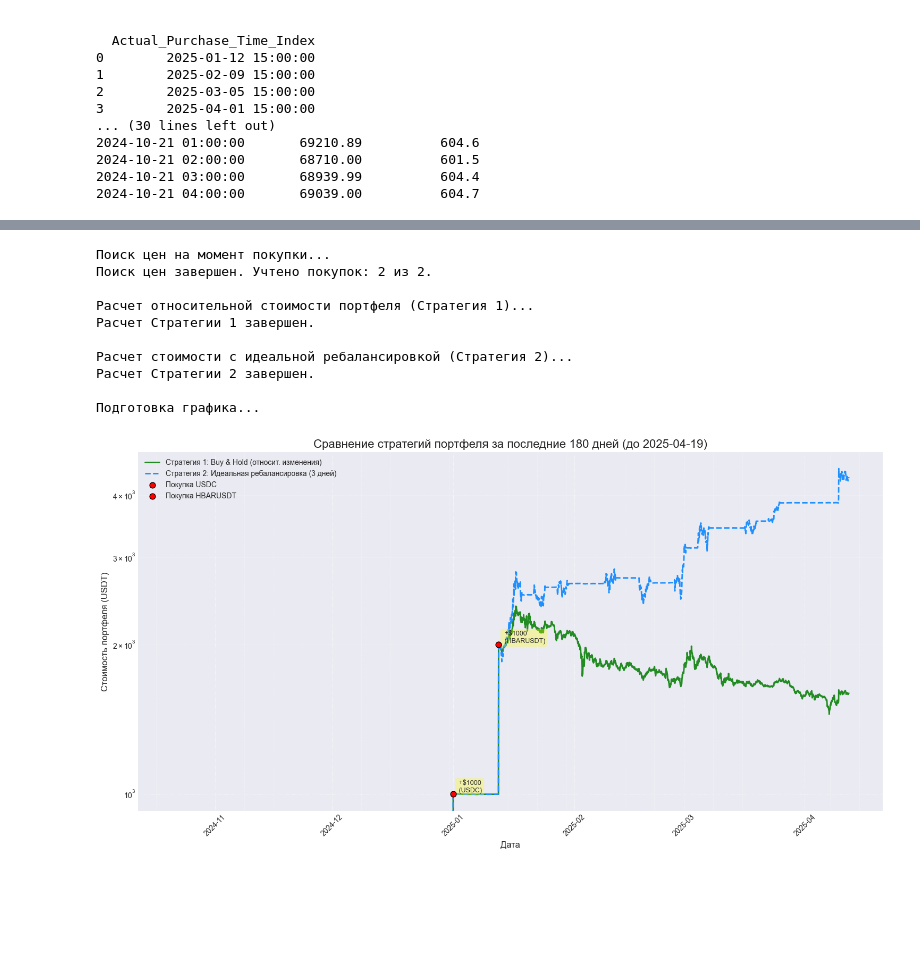
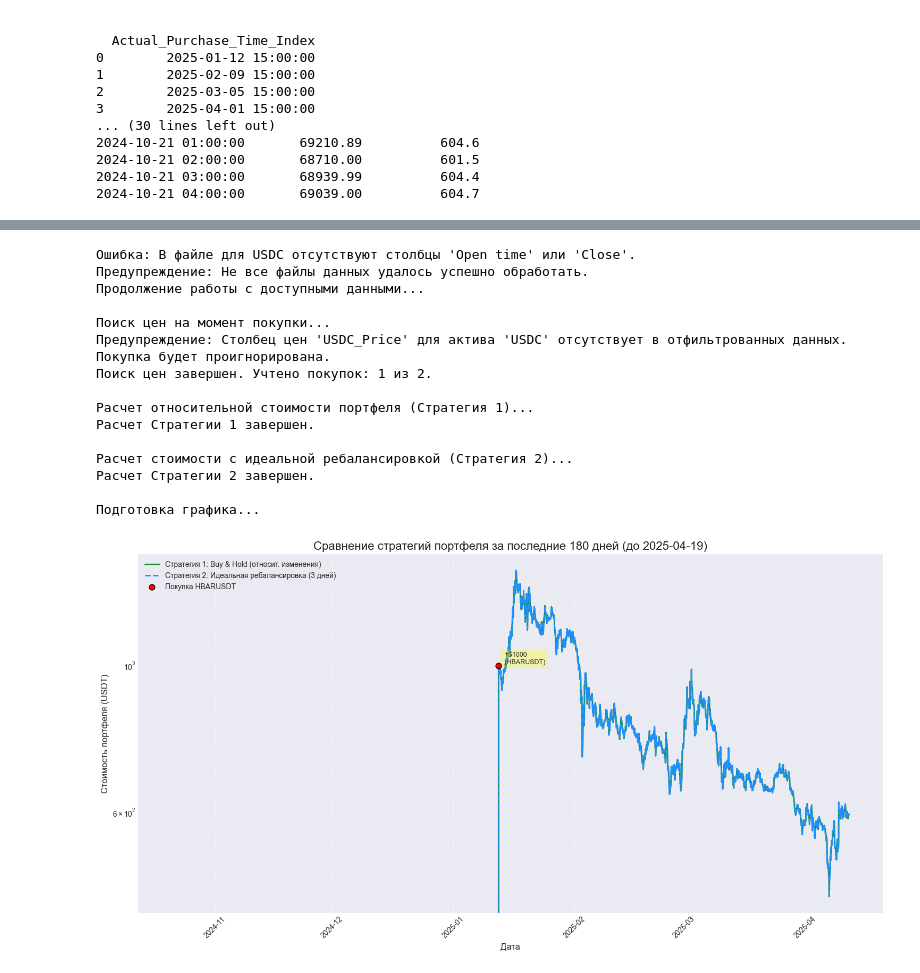
Before and after one commit to igorastashov/portfolios-optimization, a Jupyter notebook: notebooks/portfolio_visualize_perfect_trading.ipynb, the cells around one changed output, grey strips where cells are left out. Cells and saved outputs as stored; diff of their text form; code cells hidden in the pictures; blank space fills up the shorter version.

```diff
--- a/notebooks/portfolio_visualize_perfect_trading.ipynb
+++ b/notebooks/portfolio_visualize_perfect_trading.ipynb
@@ -291,7 +291,7 @@ try:
     ltc_data = pd.read_csv('D:\\__projects__\\diploma\\portfolios-optimization\\data\\LTCUSDT_hourly_data.csv')
     hbar_data = pd.read_csv('D:\\__projects__\\diploma\\portfolios-optimization\\data\\HBARUSDT_hourly_data.csv')
     # *** Загружаем данные для USDC ***
-    usdc_data = pd.read_csv('D:\\__projects__\\diploma\\portfolios-optimization\\data\\USDCUSDT_hourly_data.csv')
+    # usdc_data = pd.read_csv('D:\\__projects__\\diploma\\portfolios-optimization\\data\\USDCUSDT_hourly_data.csv')
 except FileNotFoundError as e:
     print(f"Ошибка: Файл не найден. Проверьте путь: {e}")
     exit()
@@ -598,7 +602,7 @@ try:
     # ltc_data = pd.read_csv('D:\\__projects__\\diploma\\portfolios-optimization\\data\\LTCUSDT_hourly_data.csv')
     # hbar_data = pd.read_csv('D:\\__projects__\\diploma\\portfolios-optimization\\data\\HBARUSDT_hourly_data.csv')
     # # *** Загружаем данные для USDC ***
-    usdc_data = pd.read_csv('D:\\__projects__\\diploma\\portfolios-optimization\\data\\USDCUSDT_hourly_data.csv')
+    # usdc_data = pd.read_csv('D:\\__projects__\\diploma\\portfolios-optimization\\data\\USDCUSDT_hourly_data.csv')
 except FileNotFoundError as e:
     print(f"Ошибка: Файл не найден. Проверьте путь: {e}")
     exit()
@@ -963,7 +969,7 @@ try:
     # Укажите ПРАВИЛЬНЫЕ пути к вашим файлам CSV
     # !!! Замените 'D:\\path\\to\\your\\data' на реальные пути !!!
     hbar_data = pd.read_csv('D:\\__projects__\\diploma\\portfolios-optimization\\data\\HBARUSDT_hourly_data.csv')
-    usdc_data = pd.read_csv('D:\\__projects__\\diploma\\portfolios-optimization\\data\\USDCUSDT_hourly_data.csv')
+    # usdc_data = pd.read_csv('D:\\__projects__\\diploma\\portfolios-optimization\\data\\USDCUSDT_hourly_data.csv')
 except FileNotFoundError as e:
     print(f"Ошибка: Файл не найден. Проверьте путь: {e}")
     exit()
@@ -1372,35 +1378,40 @@ else:
 
 
 # Дополнительная проверка: Какие активы выбирались для идеальной стратегии и когда
 print("\nСмены активов в Идеальной стратегии (Стратегия 2):")
 # Находим строки, где 'Held_Asset_Perfect' изменился по сравнению с предыдущей строкой
 rebalance_points = historical_prices_filtered[
     historical_prices_filtered['Held_Asset_Perfect'] != historical_prices_filtered['Held_Asset_Perfect'].shift()
 ].copy() # Используем .copy()
 # Добавляем стоимость портфеля в момент смены актива
 rebalance_points = rebalance_points[['Total_Value_Perfect', 'Held_Asset_Perfect']]
 # Убираем строки, где актив еще не был выбран (в самом начале)
 rebalance_points = rebalance_points.dropna(subset=['Held_Asset_Perfect'])
 rebalance_points = rebalance_points[rebalance_points['Held_Asset_Perfect'] != '']
 
 if not rebalance_points.empty:
       print(rebalance_points.round({'Total_Value_Perfect': 2}))
 else:
       print("Смен активов не зафиксировано (возможно, всегда держали один актив или период слишком короткий).")
 
 print("\n--- Анализ завершен ---")
 # %% [output]
+Ошибка: В файле для USDC отсутствуют столбцы 'Open time' или 'Close'.
+Предупреждение: Не все файлы данных удалось успешно обработать.
+Продолжение работы с доступными данными...
+
 Поиск цен на момент покупки...
-Поиск цен завершен. Учтено покупок: 2 из 2.
+Предупреждение: Столбец цен 'USDC_Price' для актива 'USDC' отсутствует в отфильтрованных данных. Покупка будет проигнорирована.
+Поиск цен завершен. Учтено покупок: 1 из 2.
 
 Расчет относительной стоимости портфеля (Стратегия 1)...
 Расчет Стратегии 1 завершен.
 
 Расчет стоимости с идеальной ребалансировкой (Стратегия 2)...
 Расчет Стратегии 2 завершен.
 
 Подготовка графика...
-[figure, old version]
+[figure, new version]
 --- Результаты ---
 
 Данные портфеля с найденными ценами и временем покупки:
```
Also changed, not shown: parts of 14 cells of this notebook.
